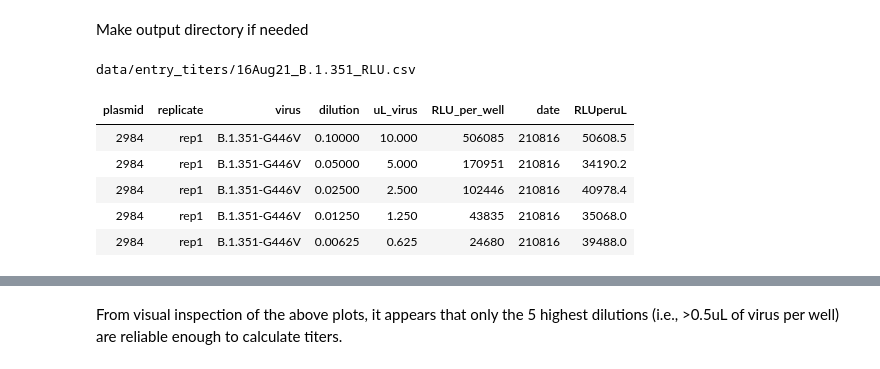
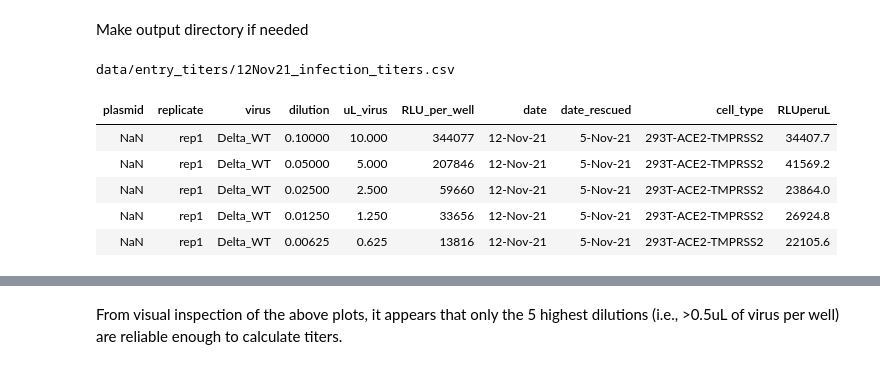
Before and after one commit to jbloomlab/SARS-CoV-2-RBD_Delta, a Jupyter notebook: experimental_data/calculate_entry_titer.ipynb, the cells around one changed output, grey strips where cells are left out. Saved outputs shown, nothing was run; the diff lists cells and outputs as text; code cells hidden in the pictures.

```diff
--- a/experimental_data/calculate_entry_titer.ipynb
+++ b/experimental_data/calculate_entry_titer.ipynb
@@ -25,24 +25,25 @@ os.makedirs(resultsdir, exist_ok=True)
 # %%
 titerdir = 'data/entry_titers/'
 titers = pd.DataFrame() # create empty data frame
 
 for f in os.listdir(titerdir):
     titerfile = os.path.join(titerdir, f)
     print(titerfile)
     titers = titers.append(pd.read_csv(titerfile)).reset_index(drop=True)
 
 titers = (titers
           .assign(RLUperuL=lambda x: x['RLU_per_well'] / x['uL_virus'],
-                  date=lambda x: x['date'].astype(str)
+                  date=lambda x: x['date'].astype(str),
+                  date_rescued=lambda x: x['date_rescued'].astype(str)
                  )
          )
 
 display(HTML(titers.head().to_html(index=False)))
 # %% [output]
-data/entry_titers/16Aug21_B.1.351_RLU.csv
+data/entry_titers/12Nov21_infection_titers.csv
-| plasmid | replicate | virus | dilution | uL_virus | RLU_per_well | date | RLUperuL |
-| 2984 | rep1 | B.1.351-G446V | 0.10000 | 10.000 | 506085 | 210816 | 50608.5 |
-| 2984 | rep1 | B.1.351-G446V | 0.05000 | 5.000 | 170951 | 210816 | 34190.2 |
-| 2984 | rep1 | B.1.351-G446V | 0.02500 | 2.500 | 102446 | 210816 | 40978.4 |
-| 2984 | rep1 | B.1.351-G446V | 0.01250 | 1.250 | 43835 | 210816 | 35068.0 |
-| 2984 | rep1 | B.1.351-G446V | 0.00625 | 0.625 | 24680 | 210816 | 39488.0 |
+| plasmid | replicate | virus | dilution | uL_virus | RLU_per_well | date | date_rescued | cell_type | RLUperuL |
+| NaN | rep1 | Delta_WT | 0.10000 | 10.000 | 344077 | 12-Nov-21 | 5-Nov-21 | 293T-ACE2-TMPRSS2 | 34407.7 |
+| NaN | rep1 | Delta_WT | 0.05000 | 5.000 | 207846 | 12-Nov-21 | 5-Nov-21 | 293T-ACE2-TMPRSS2 | 41569.2 |
+| NaN | rep1 | Delta_WT | 0.02500 | 2.500 | 59660 | 12-Nov-21 | 5-Nov-21 | 293T-ACE2-TMPRSS2 | 23864.0 |
+| NaN | rep1 | Delta_WT | 0.01250 | 1.250 | 33656 | 12-Nov-21 | 5-Nov-21 | 293T-ACE2-TMPRSS2 | 26924.8 |
+| NaN | rep1 | Delta_WT | 0.00625 | 0.625 | 13816 | 12-Nov-21 | 5-Nov-21 | 293T-ACE2-TMPRSS2 | 22105.6 |
```
Also changed, not shown: parts of 6 cells of this notebook, 16 other files.
